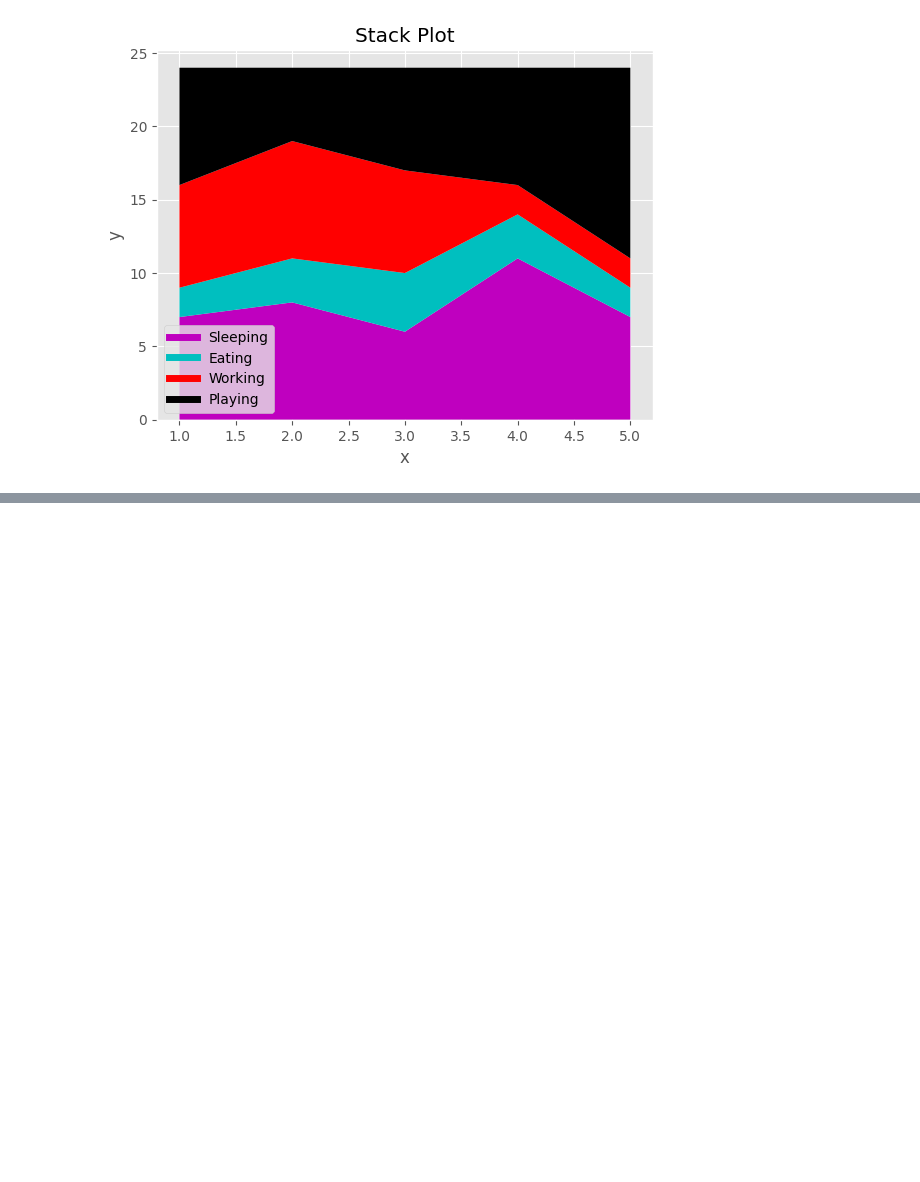
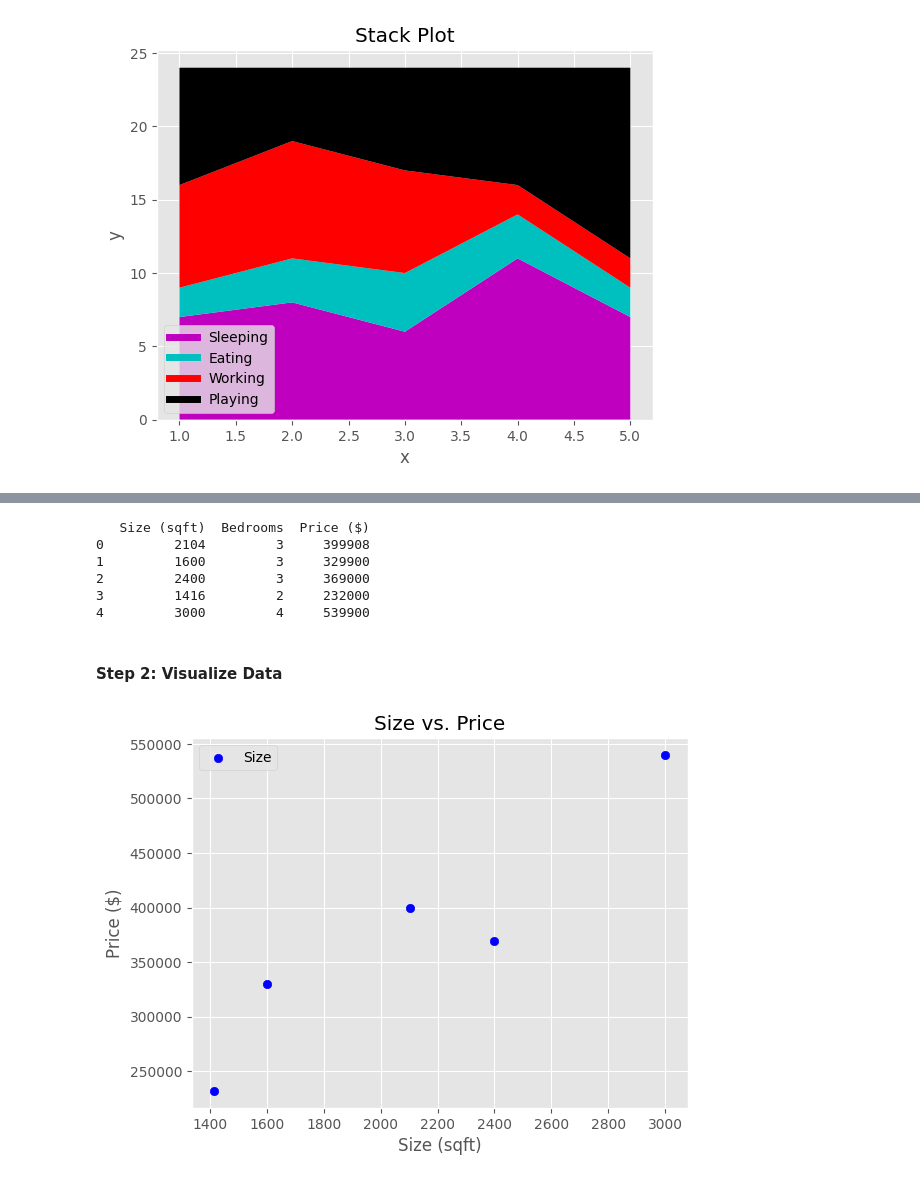
Before and after one commit to Kavithma-Thushal/Machine-Learning-Room-GDSE66, a Jupyter notebook: Day 5/Jupyter/main.ipynb, the cells around one changed output, grey strips where cells are left out. Cells and saved outputs as stored; diff of their text form; code cells hidden in the pictures; blank space fills up the shorter version.

```diff
--- a/Day 5/Jupyter/main.ipynb
+++ b/Day 5/Jupyter/main.ipynb
@@ -154,0 +194,30 @@ plt.show()
+# %%
+import pandas as pd
+
+data = {
+    'Size (sqft)': [2104, 1600, 2400, 1416, 3000],
+    'Bedrooms': [3, 3, 3, 2, 4],
+    'Price ($)': [399908, 329900, 369000, 232000, 539900]
+}
+df = pd.DataFrame(data)
+print(df)
+# %% [output]
+   Size (sqft)  Bedrooms  Price ($)
+0         2104         3     399908
+1         1600         3     329900
+2         2400         3     369000
+3         1416         2     232000
+4         3000         4     539900
+# %% [markdown]
+#### Step 2: Visualize Data
+# %%
+import matplotlib.pyplot as plt
+
+plt.scatter(df['Size (sqft)'], df['Price ($)'], color='blue', label='Size')
+plt.xlabel('Size (sqft)')
+plt.ylabel('Price ($)')
+plt.title('Size vs. Price')
+plt.legend()
+plt.show()
+# %% [output]
+[figure, added]
```
Also changed, not shown: parts of 15 cells of this notebook, 1 other file.
